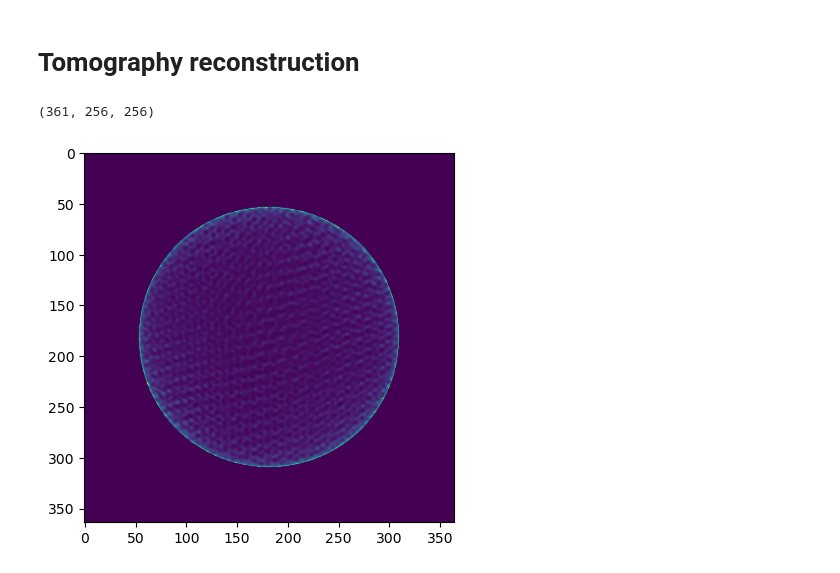
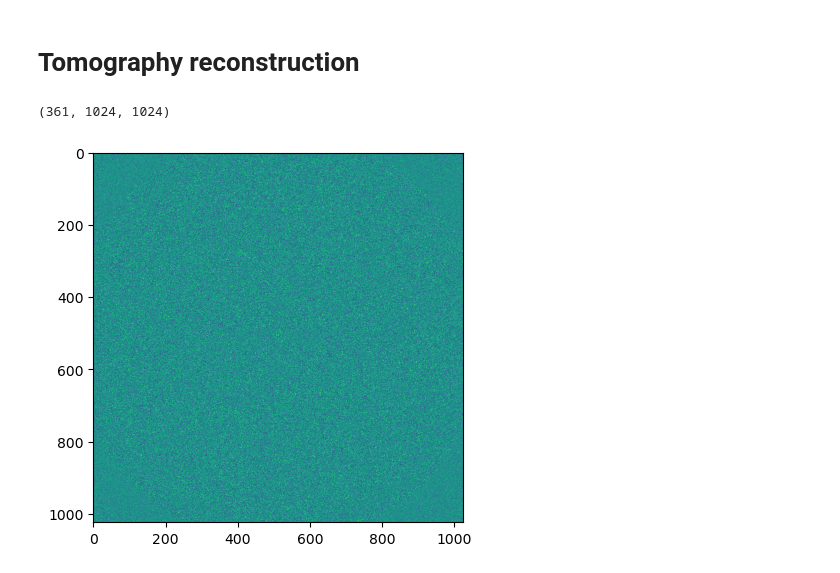
Before and after one commit to XYangXRay/ganrec, a Jupyter notebook: examples/diffraction_ruipeng.ipynb, the cells around one changed output. Drawn from its saved outputs; the diff is of its cells as text; code cells hidden in the pictures.

```diff
--- a/examples/diffraction_ruipeng.ipynb
+++ b/examples/diffraction_ruipeng.ipynb
@@ -316,8 +316,8 @@ import matplotlib.pyplot as plt
 from pathlib import Path
 import os
 # %%
-fpath = '/nsls2/data/staff/xyang4/data/diffraction_ruipeng/RLi_sbcc_saxs/crop_bin4_20240208/'
-spath = '/nsls2/data/staff/xyang4/data/diffraction_ruipeng/RLi_sbcc_saxs/crop_bin4_tomo_20240208/'
+fpath = '/nsls2/data/staff/xyang4/data/diffraction_ruipeng/RLi_sbcc_saxs/crop_recon_20240624/'
+spath = '/nsls2/data/staff/xyang4/data/diffraction_ruipeng/RLi_sbcc_saxs/crop_tomo_20240624/'
 # %%
 def list_files(directory):
     path = Path(directory)
@@ -360,14 +360,14 @@ for file_name in list_files(fpath):
 data = np.array(data)
 print(data.shape)
 # %% [output]
-(361, 256, 256)
+(361, 1024, 1024)
 # %%
 ang = tomopy.angles(361, ang1 = 0, ang2 = 180)
 data = nor_prj(data)
-data_pad = np.zeros((361, 256, 364))
-data_pad[:, :, 54:-54] = data
-recon = tomopy.recon(data_pad, ang, algorithm='ospml_hybrid', num_iter=50)
+# data_pad = np.zeros((361, 1024, 1024))
+# data_pad[:, :, 54:-54] = data
+recon = tomopy.recon(data, ang, algorithm='ospml_hybrid', num_iter=50)
 plt.imshow(recon[100,:,:])
 plt.show()
 # %% [output]
-[figure, old version]
+[figure, new version]
```
Also changed, not shown: parts of 3 cells of this notebook, 4 other files.
